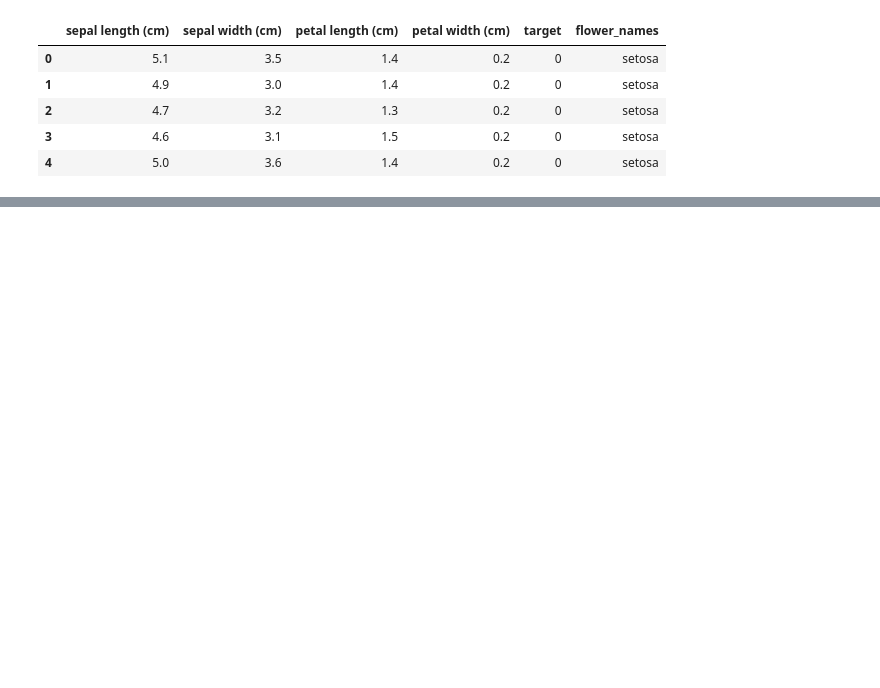
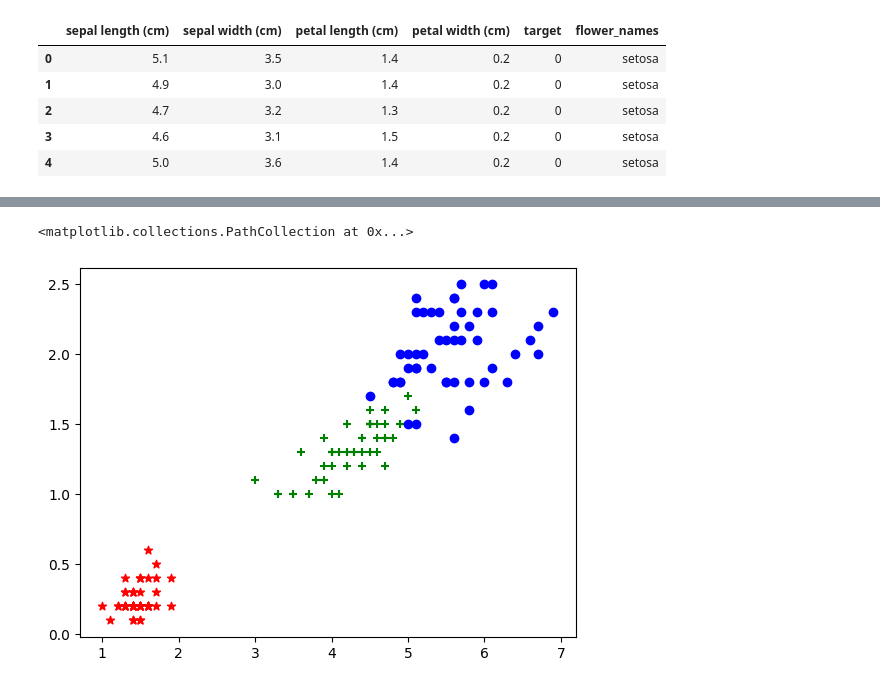
Before and after one commit to hariThorve/machineLearningJourney, a Jupyter notebook: SVM_classification.ipynb, the cells around one changed output, grey strips where cells are left out. Saved outputs shown, nothing was run; the diff lists cells and outputs as text; code cells hidden in the pictures; blank space fills up the shorter version.

```diff
--- a/SVM_classification.ipynb
+++ b/SVM_classification.ipynb
@@ -20,0 +35,7 @@ data.head()
+# %%
+plt.scatter(d1["petal length (cm)"], d1["petal width (cm)"], color= "red", marker="*")
+plt.scatter(d2["petal length (cm)"], d2["petal width (cm)"], color= "green", marker="+")
+plt.scatter(d3["petal length (cm)"], d3["petal width (cm)"], color= "blue", marker="o")
+# %% [output]
+<matplotlib.collections.PathCollection at 0x...>
+[figure, added]
```
Also changed, not shown: parts of 2 cells of this notebook.
